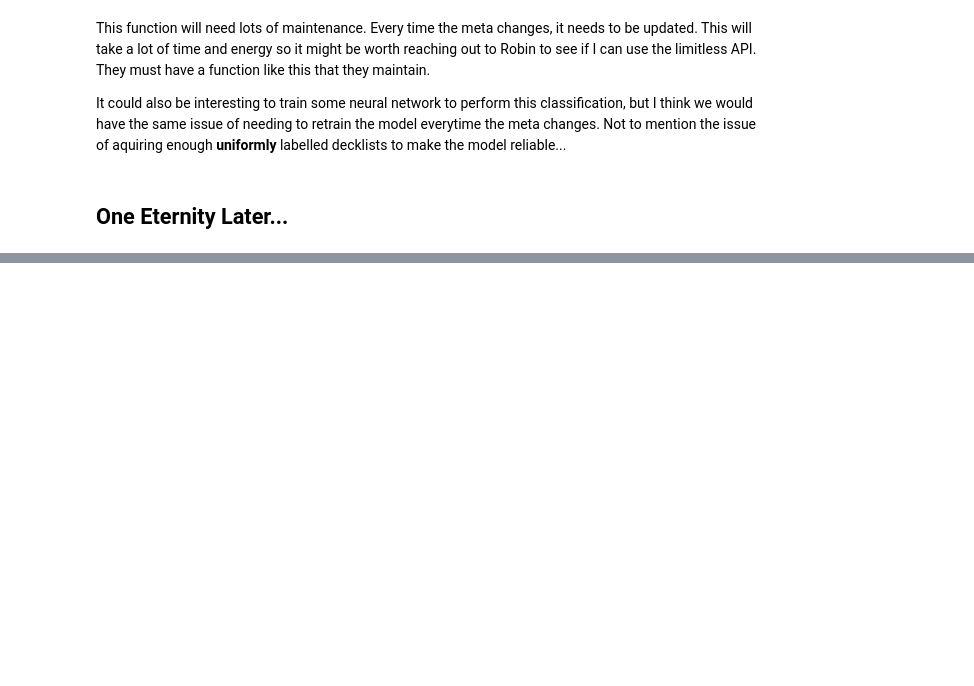
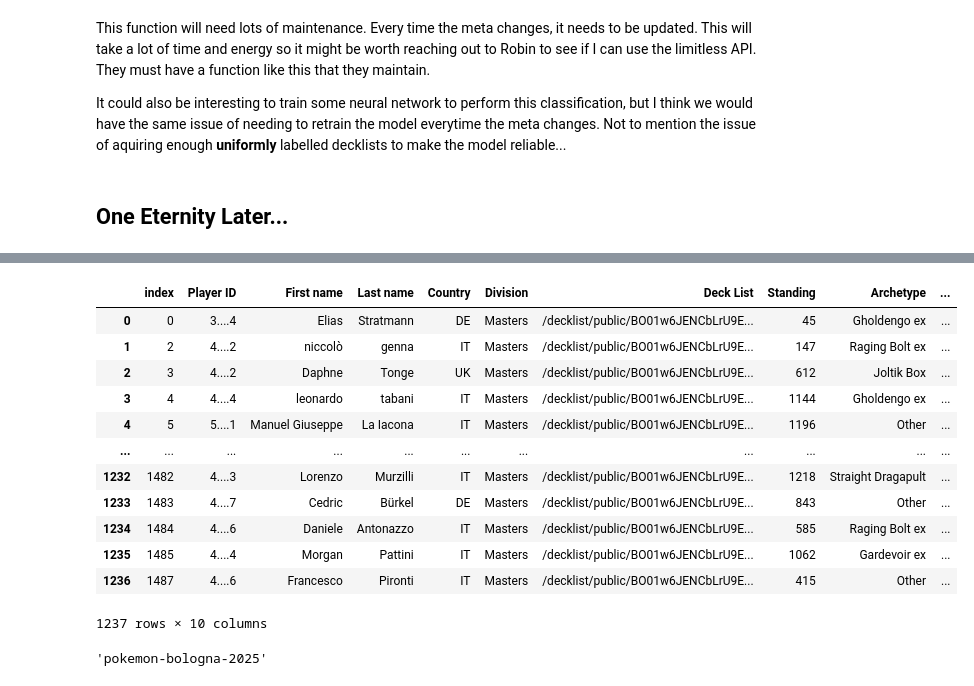
Before and after one commit to obg-n3mo/Pokemon-data-analytics, a Jupyter notebook: Archetype Classifier.ipynb, the cells around one changed output, grey strips where cells are left out. Saved outputs shown, nothing was run; the diff lists cells and outputs as text; code cells hidden in the pictures; blank space fills up the shorter version.

Commit message:
Updated for bologna

```diff
--- a/Archetype Classifier.ipynb
+++ b/Archetype Classifier.ipynb
@@ -19,7 +21,7 @@ From the webscraping project, I already have a function to grab the URLs from th
 # %%
 # Set the tournament name with the year and city of the regional
 
-tournament = 'pokemon-merida-2025'
+tournament = 'pokemon-bologna-2025'
 
 homepage = 'https://rk9.gg/event/' + tournament
 # %%
@@ -257,6 +262,6 @@ Finally, generating the roster, calculating the archetypes, and replacing the de
 # %%
 roster = get_roster(homepage)
-
-roster['Deck List'] = get_archetypes(roster)
-
+mask = (roster['Division'] == "Masters")
+roster = roster[mask]
+roster = roster.reset_index()
 roster
@@ -262,0 +282,6 @@ roster
+# %%
+archetypes = get_archetypes(roster)
+
+roster['Archetype'] = archetypes
+
+roster
@@ -263 +319,19 @@ roster
+# %%
+roster["Name plus country"] = roster['First name'] + ' ' + roster['Last name'] + ' [' + roster['Country'] + ']'
+# %%
+roster
+# %% [output]
+|  | index | Player ID | First name | Last name | Country | Division | Deck List | Standing | Archetype | ... |
+| 0 | 0 | 3....4 | Elias | Stratmann | DE | Masters | /decklist/public/BO01w6JENCbLrU9E... | 45 | Gholdengo ex | ... |
+| 1 | 2 | 4....2 | niccolò | genna | IT | Masters | /decklist/public/BO01w6JENCbLrU9E... | 147 | Raging Bolt ex | ... |
+| 2 | 3 | 4....2 | Daphne | Tonge | UK | Masters | /decklist/public/BO01w6JENCbLrU9E... | 612 | Joltik Box | ... |
+| 3 | 4 | 4....4 | leonardo | tabani | IT | Masters | /decklist/public/BO01w6JENCbLrU9E... | 1144 | Gholdengo ex | ... |
+| 4 | 5 | 5....1 | Manuel Giuseppe | La Iacona | IT | Masters | /decklist/public/BO01w6JENCbLrU9E... | 1196 | Other | ... |
+| ... | ... | ... | ... | ... | ... | ... | ... | ... | ... | ... |
+| 1232 | 1482 | 4....3 | Lorenzo | Murzilli | IT | Masters | /decklist/public/BO01w6JENCbLrU9E... | 1218 | Straight Dragapult | ... |
+| 1233 | 1483 | 4....7 | Cedric | Bürkel | DE | Masters | /decklist/public/BO01w6JENCbLrU9E... | 843 | Other | ... |
+| 1234 | 1484 | 4....6 | Daniele | Antonazzo | IT | Masters | /decklist/public/BO01w6JENCbLrU9E... | 585 | Raging Bolt ex | ... |
+| 1235 | 1485 | 4....4 | Morgan | Pattini | IT | Masters | /decklist/public/BO01w6JENCbLrU9E... | 1062 | Gardevoir ex | ... |
+| 1236 | 1487 | 4....6 | Francesco | Pironti | IT | Masters | /decklist/public/BO01w6JENCbLrU9E... | 415 | Other | ... |
+1237 rows × 10 columns
 # %%
@@ -264,0 +339,4 @@ roster.to_csv('Roster_with_Archetypes_from_'+tournment+'.csv')
+# %%
+tournament
+# %% [output]
+'pokemon-bologna-2025'
```
Also changed, not shown: parts of 7 cells of this notebook, 2 other files.
